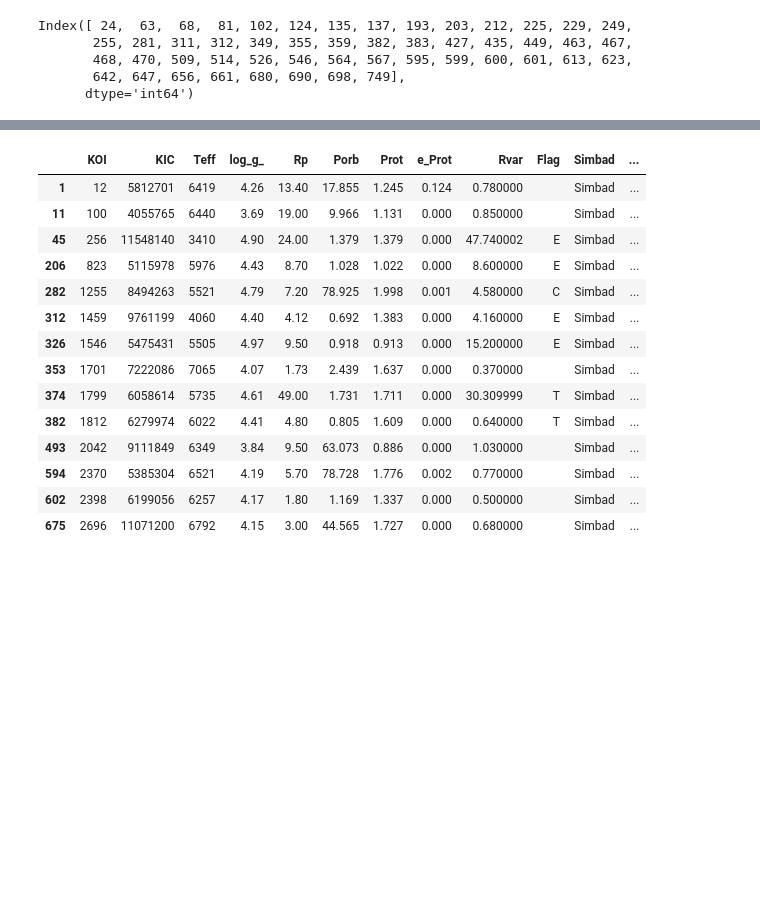
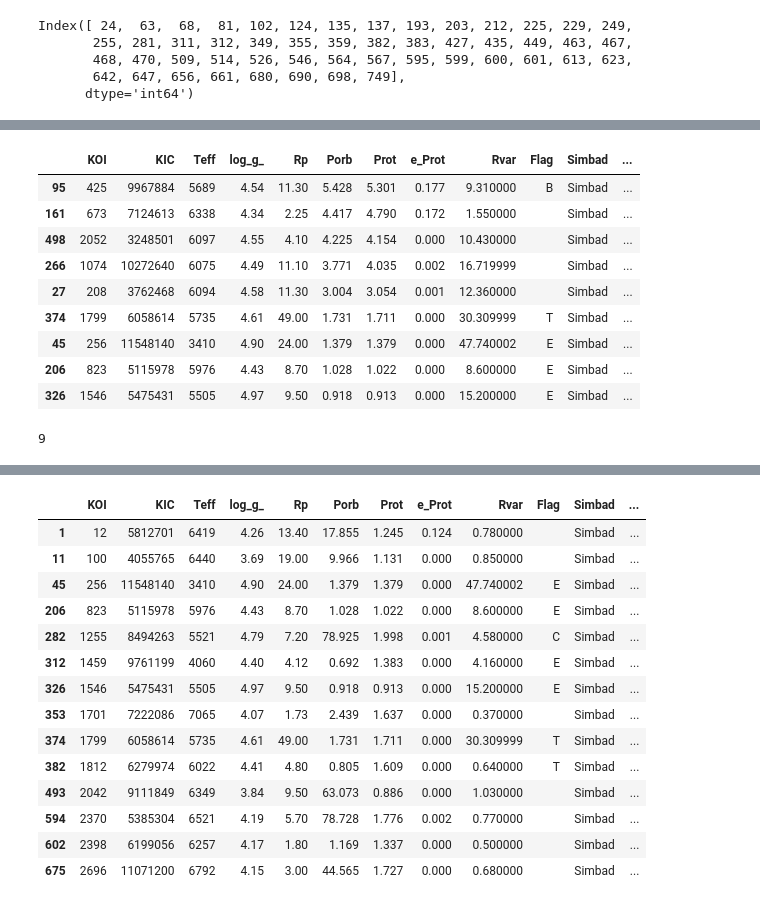
Before and after one commit to ylaksl/Exoplanets-Stats, a Jupyter notebook: sylvio.ipynb, the cells around one changed output, grey strips where cells are left out. Saved outputs shown, nothing was run; the diff lists cells and outputs as text; code cells hidden in the pictures; blank space fills up the shorter version.

```diff
--- a/sylvio.ipynb
+++ b/sylvio.ipynb
@@ -244,3 +257,26 @@ print(result_table)
+# %%
+cinc_1prot = mcquillan_koi[mcquillan_koi['Prot'] >= 0.9*mcquillan_koi['Porb']]
+cinc_1prot = cinc_1prot[cinc_1prot['Prot'] <= 1.1*cinc_1prot['Porb']]
+cinc_1prot = cinc_1prot[cinc_1prot['Prot'] <= 5.5]
+
+cinc_1prot = cinc_1prot.sort_values(by='Prot', ascending=False)
+
+cinc_1prot
+# %% [output]
+|  | KOI | KIC | Teff | log_g_ | Rp | Porb | Prot | e_Prot | Rvar | Flag | Simbad | ... |
+| 95 | 425 | 9967884 | 5689 | 4.54 | 11.30 | 5.428 | 5.301 | 0.177 | 9.310000 | B | Simbad | ... |
+| 161 | 673 | 7124613 | 6338 | 4.34 | 2.25 | 4.417 | 4.790 | 0.172 | 1.550000 |  | Simbad | ... |
+| 498 | 2052 | 3248501 | 6097 | 4.55 | 4.10 | 4.225 | 4.154 | 0.000 | 10.430000 |  | Simbad | ... |
+| 266 | 1074 | 10272640 | 6075 | 4.49 | 11.10 | 3.771 | 4.035 | 0.002 | 16.719999 |  | Simbad | ... |
+| 27 | 208 | 3762468 | 6094 | 4.58 | 11.30 | 3.004 | 3.054 | 0.001 | 12.360000 |  | Simbad | ... |
+| 374 | 1799 | 6058614 | 5735 | 4.61 | 49.00 | 1.731 | 1.711 | 0.000 | 30.309999 | T | Simbad | ... |
+| 45 | 256 | 11548140 | 3410 | 4.90 | 24.00 | 1.379 | 1.379 | 0.000 | 47.740002 | E | Simbad | ... |
+| 206 | 823 | 5115978 | 5976 | 4.43 | 8.70 | 1.028 | 1.022 | 0.000 | 8.600000 | E | Simbad | ... |
+| 326 | 1546 | 5475431 | 5505 | 4.97 | 9.50 | 0.918 | 0.913 | 0.000 | 15.200000 | E | Simbad | ... |
+# %%
+len(cinc_1prot)
+# %% [output]
+9
 # %%
 x_2 = np.linspace(0, 50, 100)
 y_2 = 2*x_2
```
Also changed, not shown: parts of 10 cells of this notebook.
